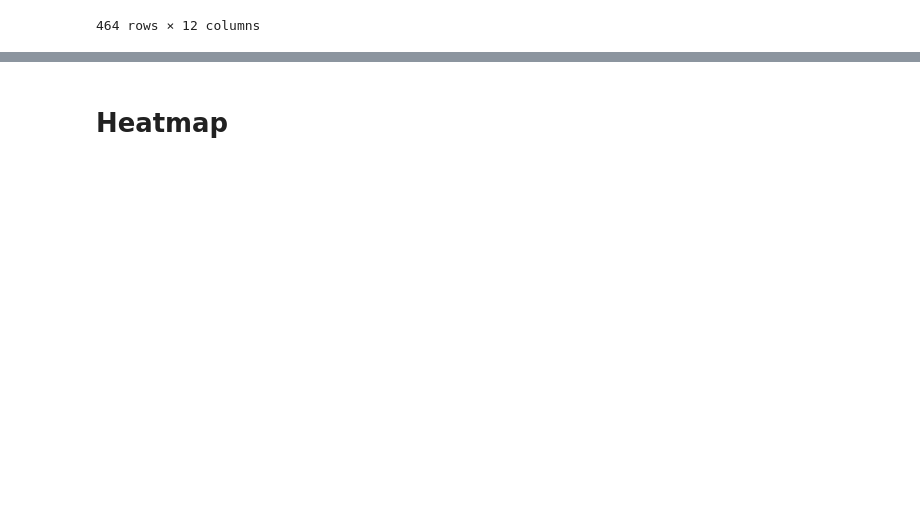
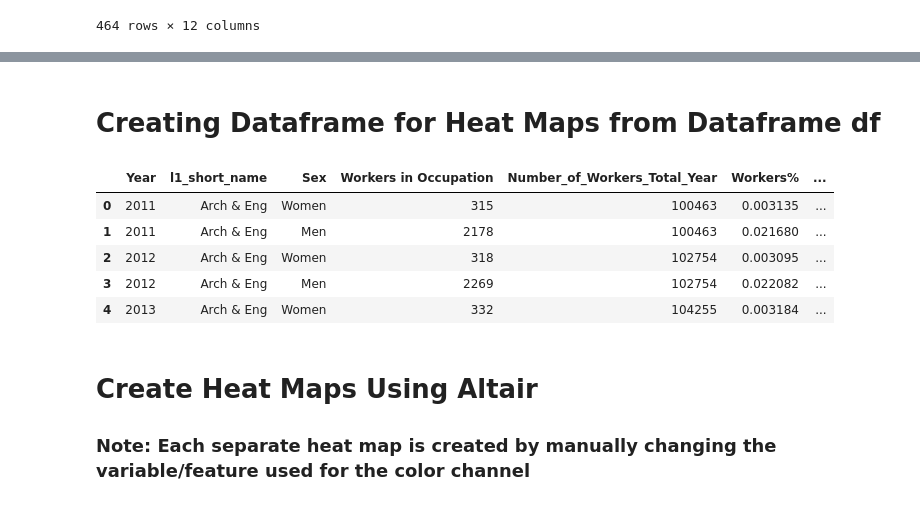
Before and after one commit to MADS-593-Project/Project, a Jupyter notebook: kingsley-exploratory.ipynb, the cells around one changed output, grey strips where cells are left out. Cells and saved outputs as stored; diff of their text form; code cells hidden in the pictures; blank space fills up the shorter version.

Commit message:
Keep heat map updates

```diff
--- a/kingsley-exploratory.ipynb
+++ b/kingsley-exploratory.ipynb
@@ -378,2 +360,61 @@ combined_heatmap_df[(combined_heatmap_df['Occupation'] == 'Architecture and engi
+# %% [markdown]
+# Creating Dataframe for Heat Maps from Dataframe df
+# %%
+# Build dataframe for heatmaps off of base df
+heatmap_final_women_df=df.copy()
+heatmap_final_men_df=df.copy()
+
+# Create restructured dataframe with 'Gender' as a feature, first for women
+heatmap_final_women_df['Sex']=['Women']*len(heatmap_final_women_df)
+heatmap_final_women_df['Students in Related Major']=df['number_of_students_women_sum']
+heatmap_final_women_df['Workers in Occupation']=df['number_of_workers_women_sum']
+
+heatmap_final_men_df['Sex']=['Men']*len(heatmap_final_men_df)
+heatmap_final_men_df['Students in Related Major']=df['number_of_students_men_sum']
+heatmap_final_men_df['Workers in Occupation']=df['number_of_workers_men_sum']
+
+# Combine the separate women and men dataframes vertically and sort
+heatmap_final_df = pd.concat([heatmap_final_women_df, heatmap_final_men_df],
+                          ignore_index = True,
+                          sort = False)
+heatmap_final_df = heatmap_final_df.sort_values(by=['l1','year','Sex'],ascending=[True, True, False])
+
+# Calculate number_of_workers_total and numberof_students_total for each year and add these two features to heatmap_df
+totals_df = df.groupby(['year'])[['number_of_students_all_sum','number_of_workers_all_sum']].sum().reset_index()
+totals_df = totals_df.rename(columns={'year':'Year','number_of_students_all_sum': 'Number_of_Students_Total_Year', 'number_of_workers_all_sum': 'Number_of_Workers_Total_Year'})
+heatmap_final_df = pd.merge(heatmap_final_df, totals_df, how='left', left_on='year',right_on='Year')
+
+# Calculate workers and students proportions for each occupation and sex combination and add these two features to heatmap_df
+heatmap_final_df['Students%']=heatmap_final_df['Students in Related Major']/heatmap_final_df['Number_of_Students_Total_Year']
+heatmap_final_df['Workers%']=heatmap_final_df['Workers in Occupation']/heatmap_final_df['Number_of_Workers_Total_Year']
+
+# Reorder features and drop unnecessary features
+heatmap_final_df = heatmap_final_df[['Year','l1_short_name','Sex','Workers in Occupation','Number_of_Workers_Total_Year','Workers%',
+                                     'Students in Related Major', 'Number_of_Students_Total_Year','Students%']]
+
+# Create 'Workers% - Students%' feature
+heatmap_final_df['Workers% - Students%']=heatmap_final_df['Workers%']-heatmap_final_df['Students%']
+
+# Create 'Sex% Delta' features
+heatmap_final_df['Sex% Delta (Students)'] = heatmap_final_df.groupby(['Year','l1_short_name'])['Students%'].diff()
+heatmap_final_df['Sex% Delta (Students)']=[-heatmap_final_df['Sex% Delta (Students)'][i+1] if i%2 == 0 else
+                                       heatmap_final_df['Sex% Delta (Students)'][i] for i in range(len(heatmap_final_df['Sex% Delta (Students)']))]
+
+heatmap_final_df['Sex% Delta (Workers)'] = heatmap_final_df.groupby(['Year','l1_short_name'])['Workers%'].diff()
+heatmap_final_df['Sex% Delta (Workers)']=[-heatmap_final_df['Sex% Delta (Workers)'][i+1] if i%2 == 0 else
+                                       heatmap_final_df['Sex% Delta (Workers)'][i] for i in range(len(heatmap_final_df['Sex% Delta (Workers)']))]
+
+# Change 'year' feature to integer type
+#heatmap_final_df['Year'] = heatmap_final_df['Year'].astype(int)
+
+heatmap_final_df.head()
+# %% [output]
+|  | Year | l1_short_name | Sex | Workers in Occupation | Number_of_Workers_Total_Year | Workers% | ... |
+| 0 | 2011 | Arch & Eng | Women | 315 | 100463 | 0.003135 | ... |
+| 1 | 2011 | Arch & Eng | Men | 2178 | 100463 | 0.021680 | ... |
+| 2 | 2012 | Arch & Eng | Women | 318 | 102754 | 0.003095 | ... |
+| 3 | 2012 | Arch & Eng | Men | 2269 | 102754 | 0.022082 | ... |
+| 4 | 2013 | Arch & Eng | Women | 332 | 104255 | 0.003184 | ... |
 # %% [markdown]
-# Heatmap
+# Create Heat Maps Using Altair
+### Note: Each separate heat map is created by manually changing the variable/feature used for the color channel
```
Also changed, not shown: parts of 10 cells of this notebook.
